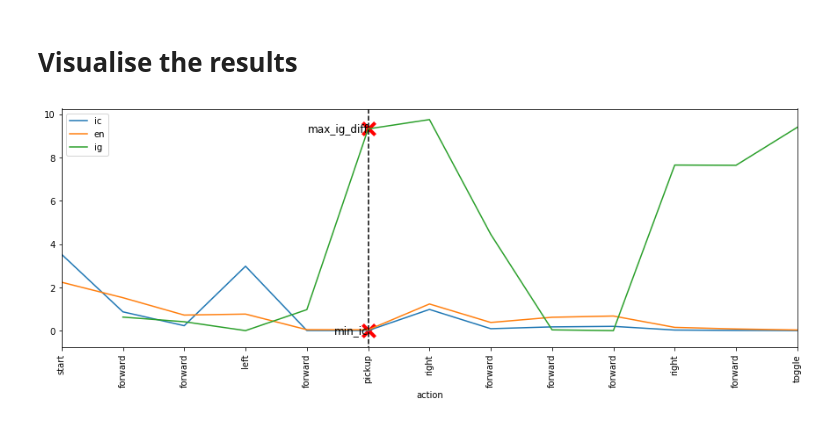
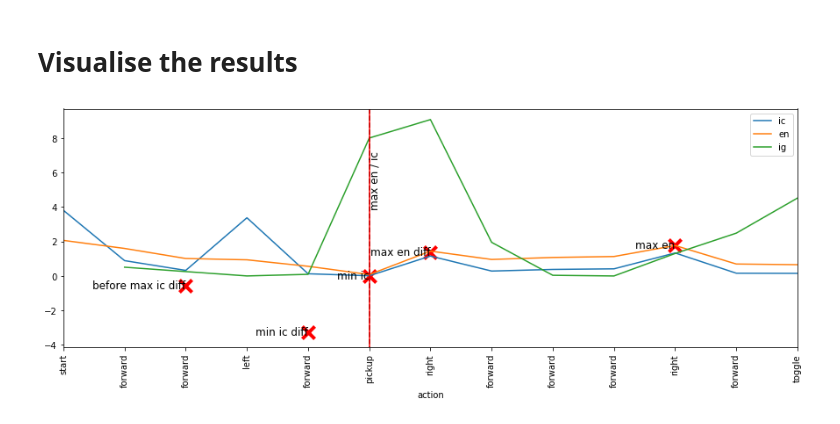
Before and after one commit to n-harley/idyo-gw, a Jupyter notebook: model-explorer.ipynb, the cells around one changed output. Drawn from its saved outputs; the diff is of its cells as text; code cells hidden in the pictures.

```diff
--- a/model-explorer.ipynb
+++ b/model-explorer.ipynb
@@ -32,7 +34,7 @@ model_names
 # %% [markdown]
 # Pick a model and load it
 # %%
-model_name = model_names[0]
+model_name = model_names[8]
 data = gw.load_data(model_name)
 # %% [markdown]
 # Pick a mission from the data set
@@ -91,22 +140,49 @@ max_ig_diff = gw.max_ig_diff(data,id)
 # %% [markdown]
 # Visualise the results
-# %%
-plt.figure(figsize=(15,5))
-
-# plot ic, en and ig
-gw.plot(ic,'ic')
-gw.plot(en,'en')
-gw.plot(ig,'ig')
-
-# mark pickup point
-p = gw.pickup(data,id)# PICKUP POINT
-gw.mark(p, line=True, linestyle='--')
-
-# mark sub-task boundary estimates
-gw.mark(min_ic,pos=ic[min_ic],label='min_ic',c='r',)
-gw.mark(max_ig_diff,pos=ig[max_ig_diff],label='max_ig_diff',c='r',)
-
-# display ACTION on the x-axis
-gw.set_xaxis(acns)
-# %% [output]
-[figure, removed]
+# %%
+# (UN)COMMENT TO SELECT PROFILES AND ESTIMATOR TO PLOT
+
+plt.figure(figsize=(15,5))
+
+# PLOT PROFILES
+gw.plot(ic,'ic')
+gw.plot(en,'en')
+gw.plot(ig,'ig')
+#gw.plot(ic_diff,'ic diff')
+#gw.plot(en_diff,'en diff')
+#gw.plot(ig_diff,'ig diff')
+#gw.plot(en_ic,'en / ic')
+#gw.plot(ig_ic,'ig / ic')
+
+# MARK BOUNDARY ELEMENT (THE PICKUP POINT)
+p = gw.pickup(data,id)# PICKUP POINT
+gw.mark(p, line=True, linestyle='--')
+
+# MARK ESTIMATORS
+gw.mark(min_ic,pos=ic[min_ic],label='min ic',c='r')
+#gw.mark(min_en,pos=en[min_en],label='min en',c='r')
+#gw.mark(min_ig,pos=en[min_ig],label='min ig',c='r')
+
+#gw.mark(max_ic,pos=ic[max_ic],label='max ic',c='r')
+gw.mark(max_en,pos=en[max_en],label='max en',c='r')
+#gw.mark(max_ig,pos=en[max_ig],label='max ig',c='r')
+
+#gw.mark(max_ic_diff,pos=ic_diff[max_ic_diff],label='max ic diff',c='r')
+gw.mark(max_en_diff,pos=en_diff[max_en_diff],label='max en diff',c='r')
+#gw.mark(max_ig_diff,pos=en_diff[max_ig_diff],label='max ig diff',c='r')
+
+gw.mark(min_ic_diff,pos=ic_diff[min_ic_diff],label='min ic diff',c='r')
+#gw.mark(min_en_diff,pos=en_diff[min_en_diff],label='min en diff',c='r')
+#gw.mark(min_ig_diff,pos=en_diff[min_ig_diff],label='min ig diff',c='r')
+
+gw.mark(b_max_ic_diff,pos=ic_diff[b_max_ic_diff],label='before max ic diff',c='r')
+#gw.mark(b_max_en_diff,pos=en_diff[b_max_en_diff],label='before max en diff',c='r')
+#gw.mark(b_max_ig_diff,pos=en_diff[b_max_ig_diff],label='before max ig diff',c='r')
+
+gw.mark(max_en_ic,line=True,label='max en / ic',c='r',pos=4)
+#gw.mark(max_ig_ic,line=True,label='max ig / ic',c='r')
+
+# display ACTION on the x-axis
+gw.set_xaxis(acns)
+# %% [output]
+[figure, added]
```
Also changed, not shown: parts of 7 cells of this notebook, 9 other files.
